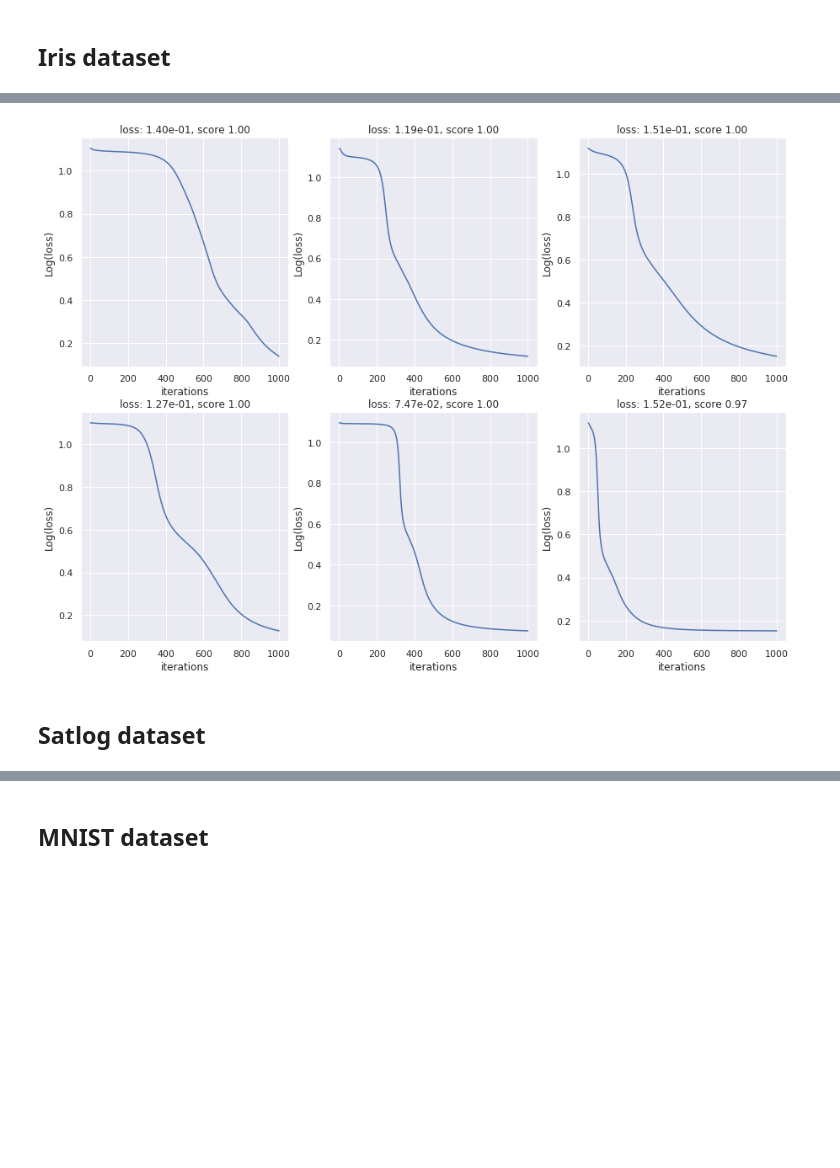
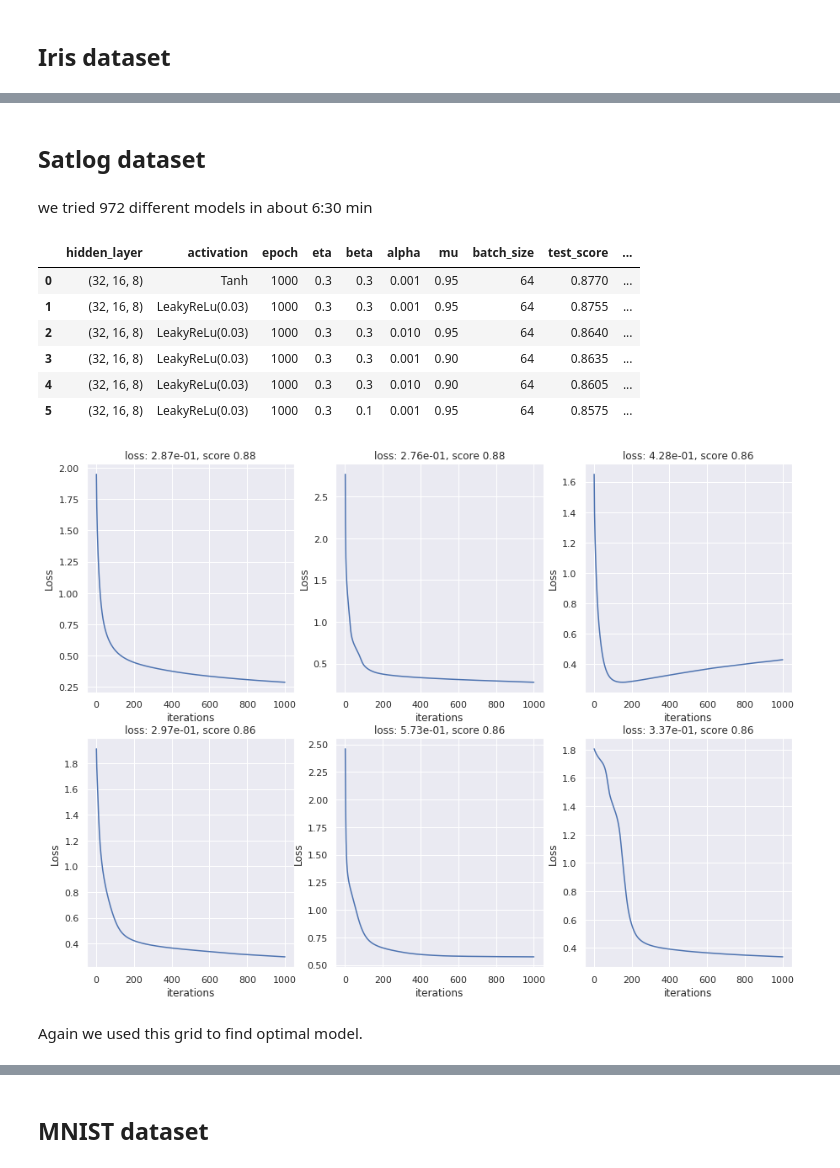
Before and after one commit to alirezaafzalaghaei/neural-netwroks-from-scratch, a Jupyter notebook: module/examples/Report.ipynb, the cells around one changed output, grey strips where cells are left out. Saved outputs shown, nothing was run; the diff lists cells and outputs as text; code cells hidden in the pictures; blank space fills up the shorter version.

```diff
--- a/module/examples/Report.ipynb
+++ b/module/examples/Report.ipynb
@@ -87,6 +123,4 @@ Name: index, dtype: int64
-# %%
-plot_loss(best_histories,scores)
-# %% [output]
-[figure, removed]
 # %% [markdown]
 ## Satlog dataset
+# %% [markdown]
+we tried 972 different models in about 6:30 min
@@ -92,0 +136,15 @@ plot_loss(best_histories,scores)
+# %%
+iris_csv_result = '../../results/satlog.csv'
+best_models = analyze(iris_csv_result)
+best_models
+# %% [output]
+|  | hidden_layer | activation | epoch | eta | beta | alpha | mu | batch_size | test_score | ... |
+| 0 | (32, 16, 8) | Tanh | 1000 | 0.3 | 0.3 | 0.001 | 0.95 | 64 | 0.8770 | ... |
+| 1 | (32, 16, 8) | LeakyReLu(0.03) | 1000 | 0.3 | 0.3 | 0.001 | 0.95 | 64 | 0.8755 | ... |
+| 2 | (32, 16, 8) | LeakyReLu(0.03) | 1000 | 0.3 | 0.3 | 0.010 | 0.95 | 64 | 0.8640 | ... |
+| 3 | (32, 16, 8) | LeakyReLu(0.03) | 1000 | 0.3 | 0.3 | 0.001 | 0.90 | 64 | 0.8635 | ... |
+| 4 | (32, 16, 8) | LeakyReLu(0.03) | 1000 | 0.3 | 0.3 | 0.010 | 0.90 | 64 | 0.8605 | ... |
+| 5 | (32, 16, 8) | LeakyReLu(0.03) | 1000 | 0.3 | 0.1 | 0.001 | 0.95 | 64 | 0.8575 | ... |
+[figure, added]
+# %% [markdown]
+Again we used this grid to find optimal model.
```
Also changed, not shown: parts of 21 cells of this notebook.
